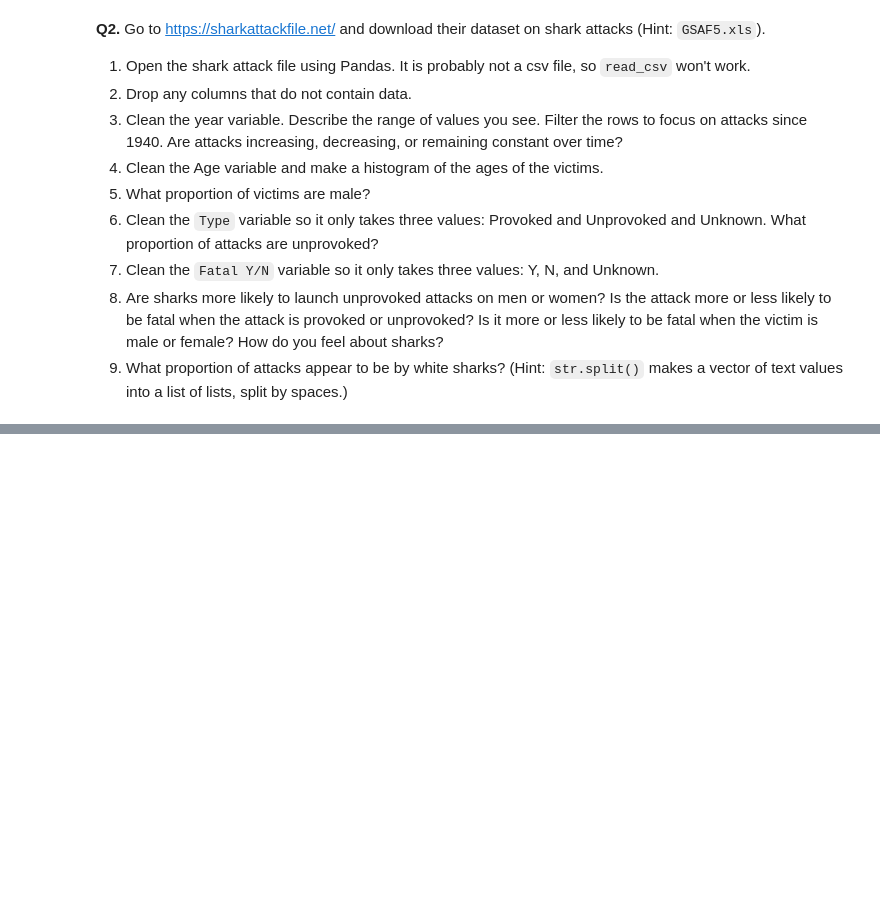
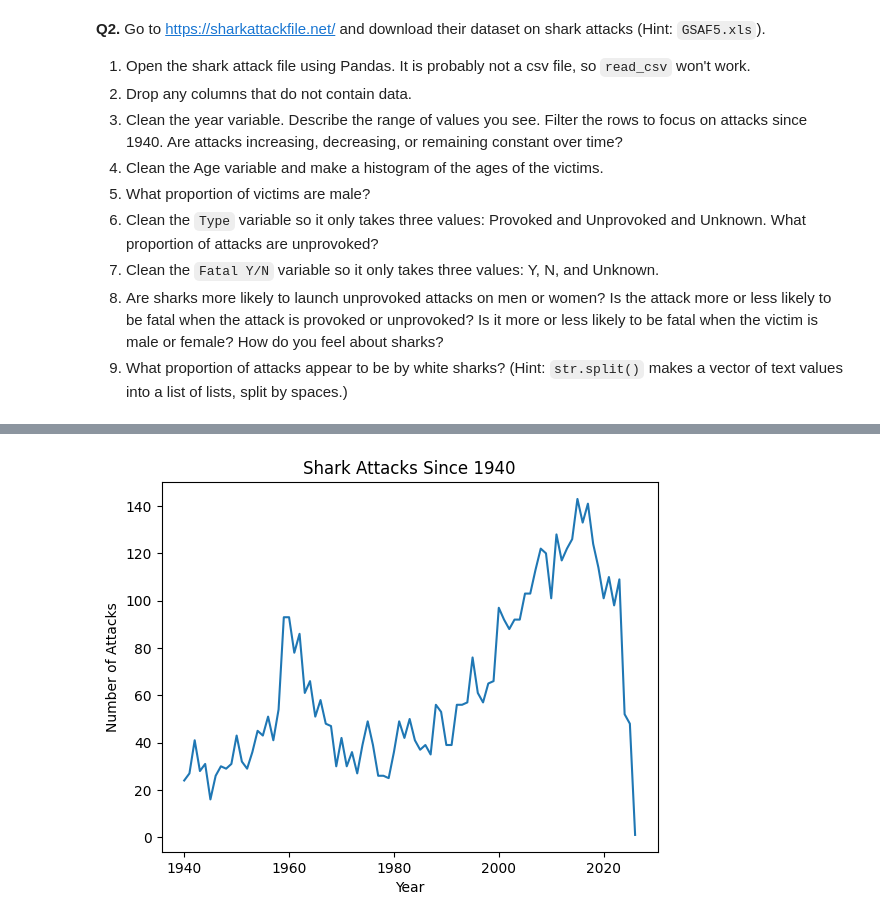
Before and after one commit to zje5sq/wrangling_assignment, a Jupyter notebook: assignment.ipynb, the cells around one changed output, grey strips where cells are left out. Saved outputs shown, nothing was run; the diff lists cells and outputs as text; code cells hidden in the pictures; blank space fills up the shorter version.

```diff
--- a/assignment.ipynb
+++ b/assignment.ipynb
@@ -191,0 +123,12 @@ KeyError: 'Fatal (Y/N)'
+# %%
+import pandas as pd
+import numpy as np
+import matplotlib.pyplot as plt
+
+sharks_data = pd.read_excel("GSAF5.xls")
+
+#Drop the empty columns
+sharks_data = sharks_data.dropna(axis=1, how='all')
+
+print(sharks_data.shape)
+sharks_data.head()
@@ -191,0 +144,15 @@ KeyError: 'Fatal (Y/N)'
+# %%
+#Year to numeric
+sharks_data['Year'] = pd.to_numeric(sharks_data['Year'], errors='coerce')
+
+#Filtering and identifying the shark attacks since the 40s
+sharks_data_recent = sharks_data[sharks_data['Year'] >= 1940]
+
+#Trends
+sharks_data_recent['Year'].value_counts().sort_index().plot(kind='line')
+plt.title("Shark Attacks Since 1940")
+plt.xlabel("Year")
+plt.ylabel("Number of Attacks")
+plt.show()
+# %% [output]
+[figure, added]
```
Also changed, not shown: parts of 27 cells of this notebook.
